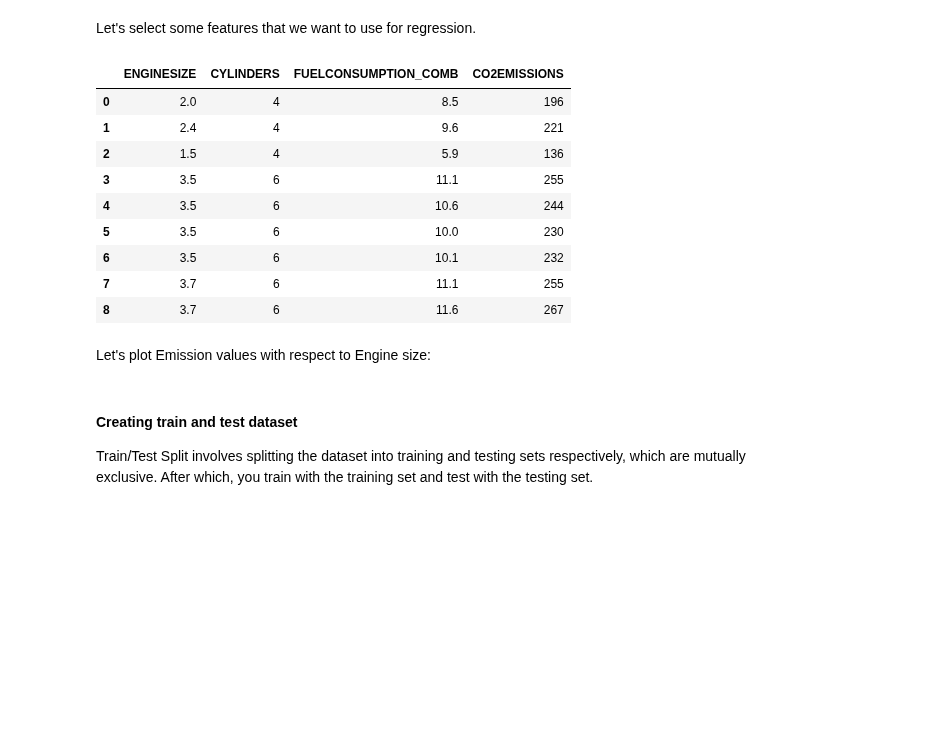
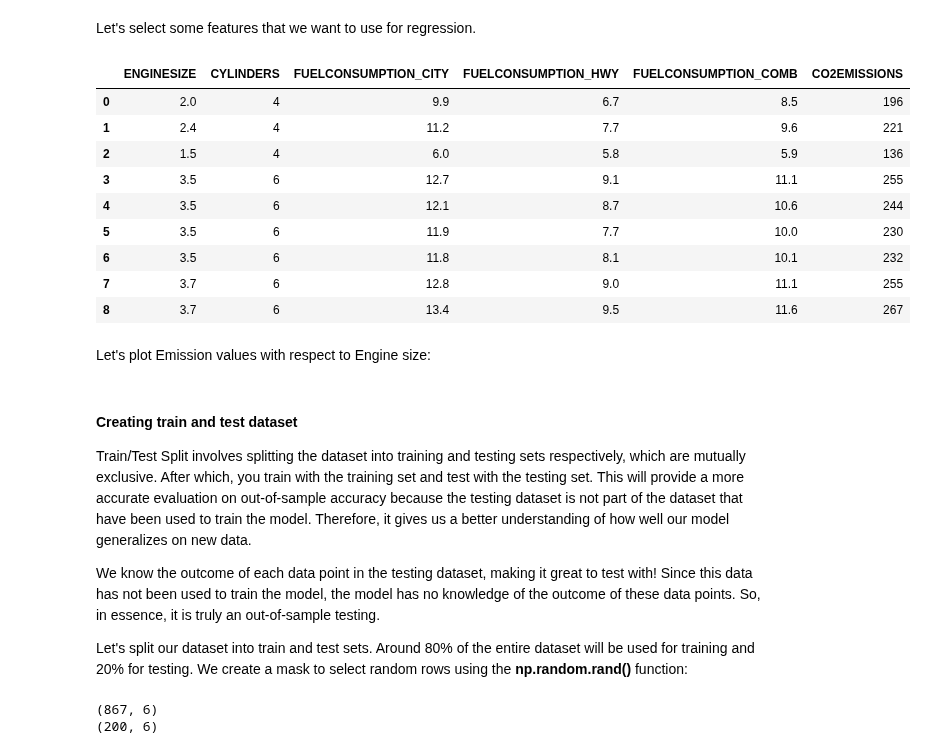
Before and after one commit to smb-h/ai-lab, a Jupyter notebook: regression/multiple_linear.ipynb, the cells around one changed output. Drawn from its saved outputs; the diff is of its cells as text; code cells hidden in the pictures; blank space fills up the shorter version.

```diff
--- a/notebooks/regression/polynomial.ipynb
+++ b/regression/multiple_linear.ipynb
@@ -10,5 +9,5 @@ import plotly.graph_objects as go
 # %%
-df = pd.read_csv("../../data/raw/fuel_consumption.csv")
+df = pd.read_csv("../data/raw/fuel_consumption.csv")
 df.head()
 # %% [output]
 |  | MODELYEAR | MAKE | MODEL | VEHICLECLASS | ENGINESIZE | CYLINDERS | TRANSMISSION | FUELTYPE | ... |
@@ -20,19 +19,28 @@ df.head()
 # %% [markdown]
 Let's select some features that we want to use for regression.
 # %%
-cdf = df[["ENGINESIZE", "CYLINDERS", "FUELCONSUMPTION_COMB", "CO2EMISSIONS"]]
+cdf = df[
+    [
+        "ENGINESIZE",
+        "CYLINDERS",
+        "FUELCONSUMPTION_CITY",
+        "FUELCONSUMPTION_HWY",
+        "FUELCONSUMPTION_COMB",
+        "CO2EMISSIONS",
+    ]
+]
 cdf.head(9)
 # %% [output]
-|  | ENGINESIZE | CYLINDERS | FUELCONSUMPTION_COMB | CO2EMISSIONS |
-| 0 | 2.0 | 4 | 8.5 | 196 |
-| 1 | 2.4 | 4 | 9.6 | 221 |
-| 2 | 1.5 | 4 | 5.9 | 136 |
-| 3 | 3.5 | 6 | 11.1 | 255 |
-| 4 | 3.5 | 6 | 10.6 | 244 |
-| 5 | 3.5 | 6 | 10.0 | 230 |
-| 6 | 3.5 | 6 | 10.1 | 232 |
-| 7 | 3.7 | 6 | 11.1 | 255 |
-| 8 | 3.7 | 6 | 11.6 | 267 |
+|  | ENGINESIZE | CYLINDERS | FUELCONSUMPTION_CITY | FUELCONSUMPTION_HWY | FUELCONSUMPTION_COMB | CO2EMISSIONS |
+| 0 | 2.0 | 4 | 9.9 | 6.7 | 8.5 | 196 |
+| 1 | 2.4 | 4 | 11.2 | 7.7 | 9.6 | 221 |
+| 2 | 1.5 | 4 | 6.0 | 5.8 | 5.9 | 136 |
+| 3 | 3.5 | 6 | 12.7 | 9.1 | 11.1 | 255 |
+| 4 | 3.5 | 6 | 12.1 | 8.7 | 10.6 | 244 |
+| 5 | 3.5 | 6 | 11.9 | 7.7 | 10.0 | 230 |
+| 6 | 3.5 | 6 | 11.8 | 8.1 | 10.1 | 232 |
+| 7 | 3.7 | 6 | 12.8 | 9.0 | 11.1 | 255 |
+| 8 | 3.7 | 6 | 13.4 | 9.5 | 11.6 | 267 |
 # %% [markdown]
 Let's plot Emission values with respect to Engine size:
 # %%
@@ -43,11 +57,21 @@ fig.update_layout(
     yaxis_title="Emission",
 )
 fig.show()
-# %% [markdown]
-#### Creating train and test dataset
-
-Train/Test Split involves splitting the dataset into training and testing sets respectively, which are mutually exclusive. After which, you train with the training set and test with the testing set.
+# %% [markdown]
+#### Creating train and test dataset
+
+Train/Test Split involves splitting the dataset into training and testing sets respectively, which are mutually exclusive. After which, you train with the training set and test with the testing set.
+This will provide a more accurate evaluation on out-of-sample accuracy because the testing dataset is not part of the dataset that have been used to train the model. Therefore, it gives us a better understanding of how well our model generalizes on new data.
+
+We know the outcome of each data point in the testing dataset, making it great to test with! Since this data has not been used to train the model, the model has no knowledge of the outcome of these data points. So, in essence, it is truly an out-of-sample testing.
+
+Let's split our dataset into train and test sets. Around 80% of the entire dataset will be used for training and 20% for testing. We create a mask to select random rows using the  **np.random.rand()** function:
 # %%
 msk = np.random.rand(len(df)) < 0.8
 train = cdf[msk]
 test = cdf[~msk]
+print(train.shape)
+print(test.shape)
+# %% [output]
+(867, 6)
+(200, 6)
```
Also changed, not shown: parts of 24 cells of this notebook, 40 other files.
